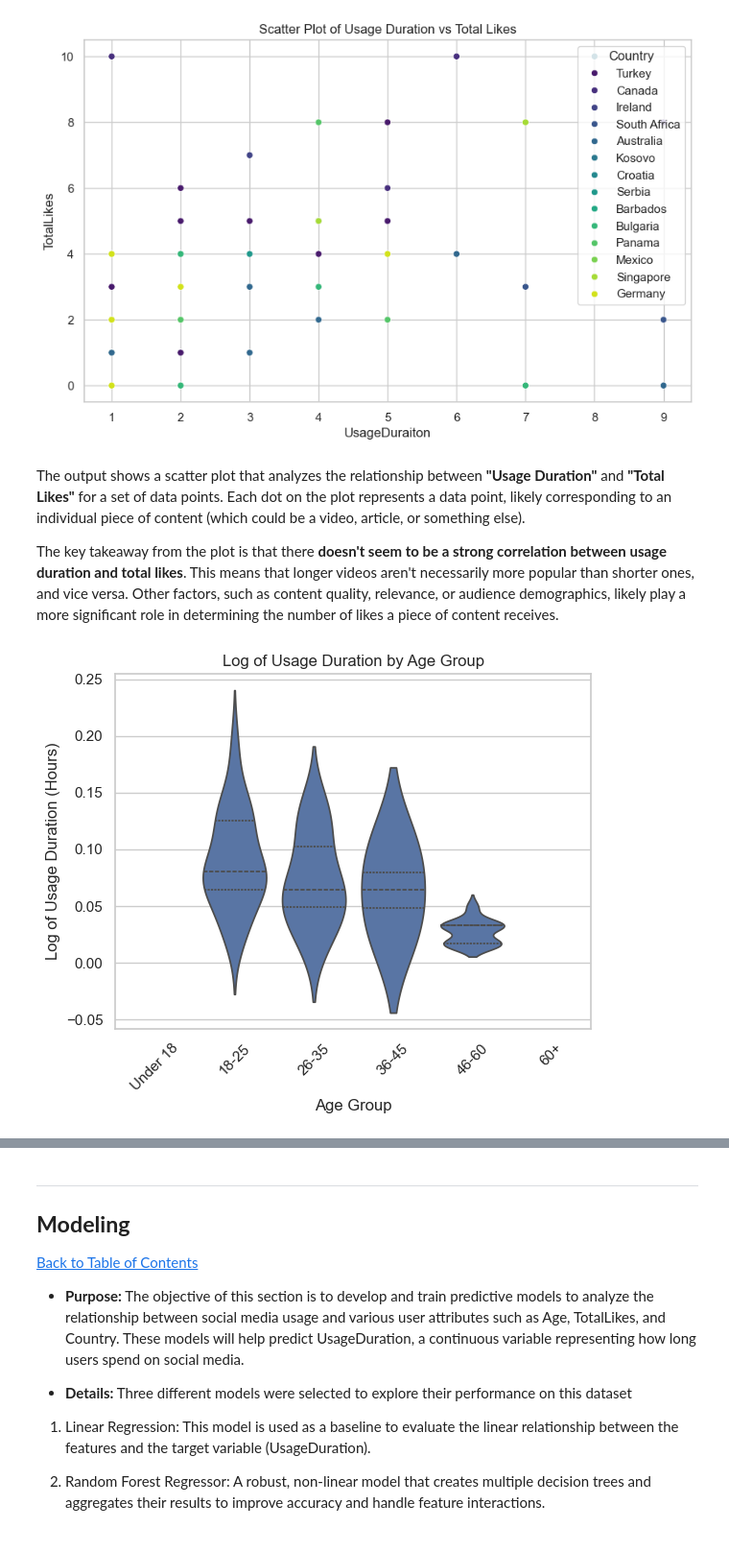
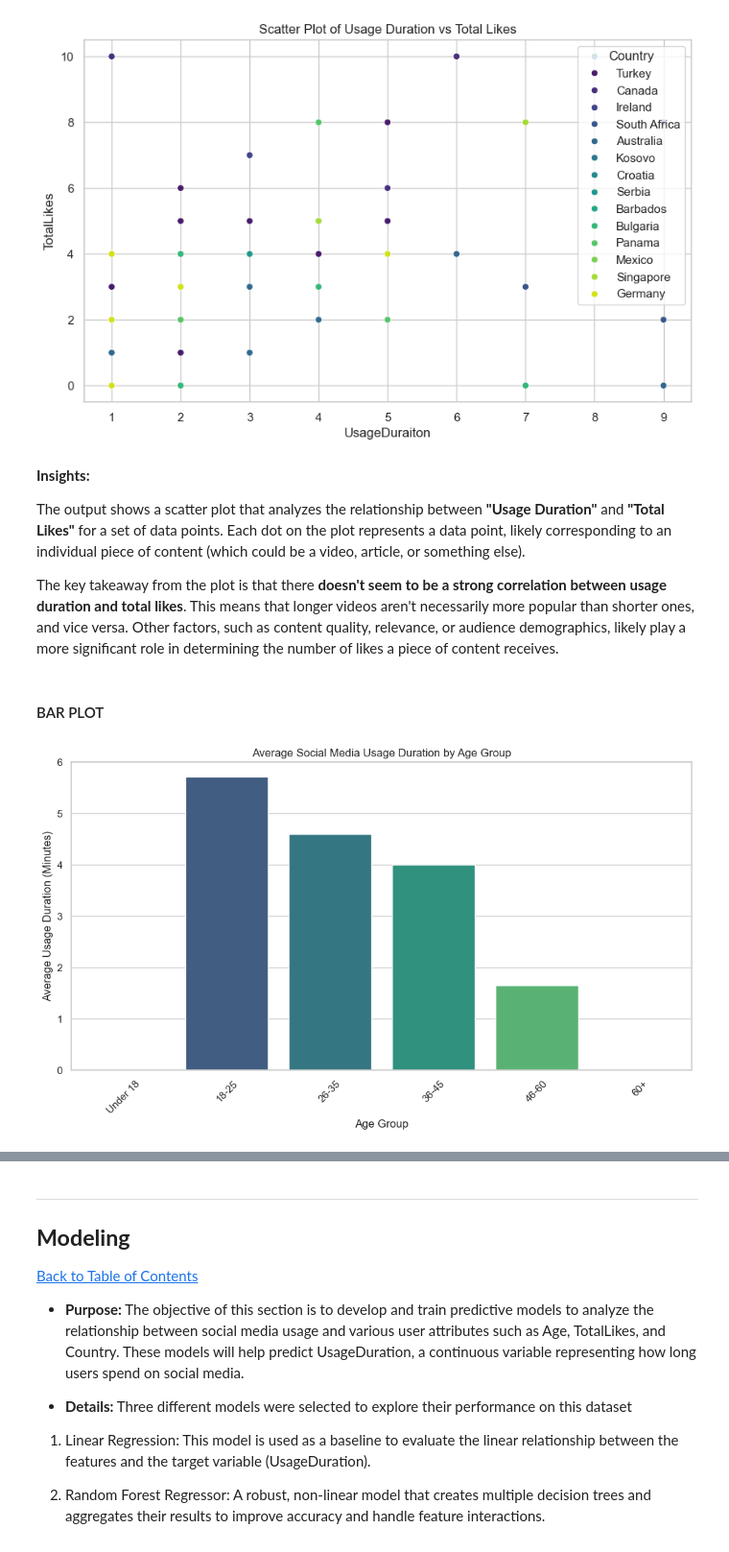
Before and after one commit to charmainemdluli/Social-Media-Usage-Analysis-A-Hypothetical-Data-Exploration, a Jupyter notebook: Social-Media-Usage-Analysis-A-Hypothetical-Data-Exploration.ipynb, the cells around one changed output, grey strips where cells are left out. Shown at 96% size. Saved outputs shown, nothing was run; the diff lists cells and outputs as text; code cells hidden in the pictures.

```diff
--- a/Social-Media-Usage-Analysis-A-Hypothetical-Data-Exploration.ipynb
+++ b/Social-Media-Usage-Analysis-A-Hypothetical-Data-Exploration.ipynb
@@ -347,21 +304,41 @@ plt.show()
 # %% [output]
 [figure]
 # %% [markdown]
-
+**Insights:**
 
 The output shows a scatter plot that analyzes the relationship between **"Usage Duration"** and **"Total Likes"** for a set of data points. Each dot on the plot represents a data point, likely corresponding to an individual piece of content (which could be a video, article, or something else).
 
 The key takeaway from the plot is that there **doesn't seem to be a strong correlation between usage duration and total likes**. This means that longer videos aren't necessarily more popular than shorter ones, and vice versa. Other factors, such as content quality, relevance, or audience demographics, likely play a more significant role in determining the number of likes a piece of content receives.
-# %%
-# Load the social media usage dataset
-social_media_usage_cleaned = pd.read_csv('social-media.csv')
-
-data['LogUsageDuraiton'] = np.log1p(data['UsageDuraiton_hours'])  # log1p handles zeros safely
-sns.violinplot(data=data, x='AgeGroup', y='LogUsageDuraiton', scale='width', inner='quartile')
-plt.xlabel('Age Group')
-plt.ylabel('Log of Usage Duration (Hours)')
-plt.title('Log of Usage Duration by Age Group')
-plt.xticks(rotation=45)
-plt.show()
-# %% [output]
-[figure, removed]
+# %% [markdown]
+#### BAR PLOT
+# %%
+import pandas as pd
+import seaborn as sns
+import matplotlib.pyplot as plt
+
+# Load the social media usage dataset
+social_media_usage = pd.read_csv('social-media.csv')
+
+# Create a cleaned copy of the dataset
+social_media_usage_cleaned = social_media_usage.copy()
+
+# Create age groups if applicable
+social_media_usage_cleaned['AgeGroup'] = pd.cut(
+    social_media_usage_cleaned['Age'],
+    bins=[0, 17, 25, 35, 45, 60, 100],
+    labels=['Under 18', '18-25', '26-35', '36-45', '46-60', '60+']
+)
+
+# Calculate average usage duration by age group
+average_usage = social_media_usage_cleaned.groupby('AgeGroup')['UsageDuraiton'].mean().reset_index()
+
+# Create a bar plot to visualize average usage duration by age group
+plt.figure(figsize=(12, 6))
+sns.barplot(data=average_usage, x='AgeGroup', y='UsageDuraiton', palette='viridis')
+plt.xlabel('Age Group')
+plt.ylabel('Average Usage Duration (Minutes)')
+plt.title('Average Social Media Usage Duration by Age Group')
+plt.xticks(rotation=45)
+plt.show()
+# %% [output]
+[figure, added]
```
Also changed, not shown: parts of 14 cells of this notebook.
